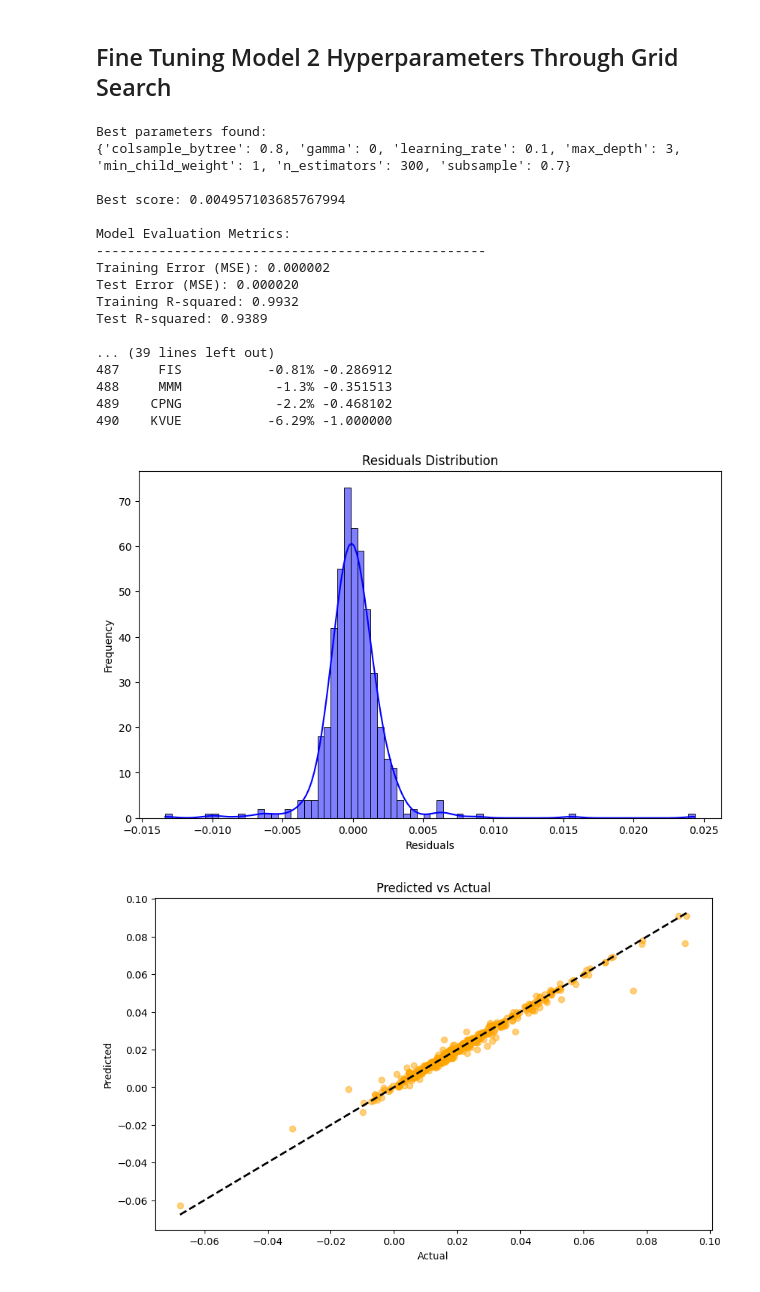
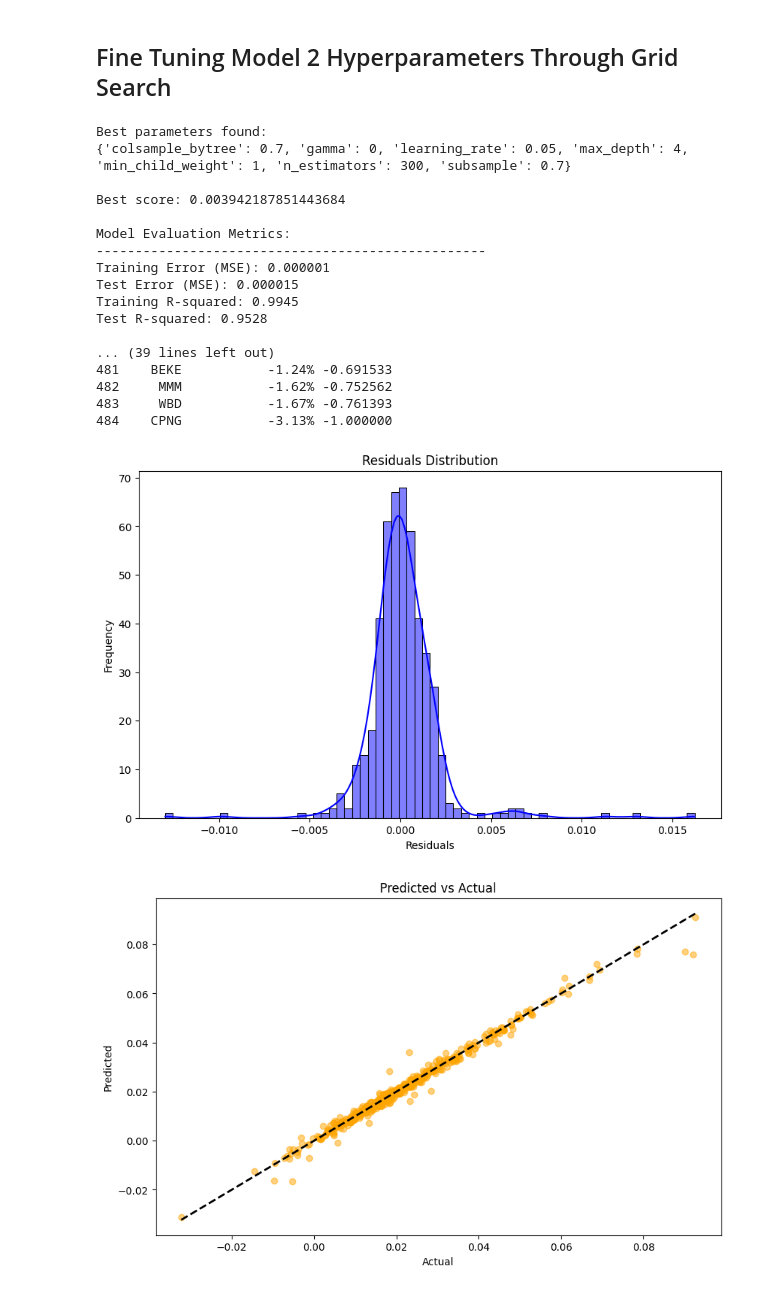
Before and after one commit to cs-151a/cs-151a, a Jupyter notebook: stocks.ipynb, the cells around one changed output. Saved outputs shown, nothing was run; the diff lists cells and outputs as text; code cells hidden in the pictures.

Commit message:
removed most recent stocks from model 2

```diff
--- a/stocks.ipynb
+++ b/stocks.ipynb
@@ -916,6 +916,26 @@ class XGBoostStockModel:
 
 # Usage
 df = pd.read_csv('stock_details_5_years.csv')
+
+# Remove most recent stocks
+# Create a dictionary storing a list of the years the stocks were open
+companyYears = defaultdict(list)
+for _, data in df.iterrows():
+    companyYears[data["Company"]].append(pd.to_datetime(data['Date'], utc = True).year)
+
+# Check to see if the stock has been open for three consecutive years
+validCompanies = []
+for company in companyYears:
+    years = companyYears[company]
+    if any(all(year + offset in years for offset in range(3)) for year in range(2018, 2024)):
+        validCompanies.append(company)
+
+# Only keep companies that have at least three years of observations
+df = df[df['Company'].isin(validCompanies)]
+
+# Reset indices
+df.reset_index(inplace=True)
+
 model = XGBoostStockModel(df)
 
 # Train and evaluate
@@ -1191,7 +1211,7 @@ class TunedXGBoostModel:
 
 
 # Usage
-df = pd.read_csv('stock_details_5_years.csv')
+# df = pd.read_csv('stock_details_5_years.csv')
 model = TunedXGBoostModel(df)
 
 # Train model and get metrics
@@ -1229,15 +1249,6 @@ print("\nTop 10 Predicted Stocks:")
 print(results.head(10))
 print("\nBottom 10 Predicted Stocks:")
 print(results.tail(10))
-
-# # Get stock scores
-# scores = model.predict_scores()
-
-# print("\nTop 10 Stocks:")
-# print(scores.head(10))
-# print("\nBottom 10 Stocks:")
-# print(scores.tail(10))
-
 
 # Plot residuals
 residuals = y - predictions
@@ -1264,43 +1275,43 @@ Evaluate classification metrics like correct predictions, FP, and FN.
 # If threshold is None, use the median of the predictions
 threshold = np.median(predictions)
 
 # Convert to binary predictions
 y_pred_binary = (predictions > threshold).astype(int)
 y_test_binary = (y > threshold).astype(int)
 
 # Calculate confusion matrix
 tn, fp, fn, tp = confusion_matrix(y_test_binary, y_pred_binary).ravel()
 
 correct = tp + tn
 
 print("\nClassification Metrics:")
 print(f"Threshold: {threshold:.4f}")
 print(f"Correct Predictions: {correct}")
 print(f"False Positives (FP): {fp}")
 print(f"False Negatives (FN): {fn}")
 print(f"True Positives (TP): {tp}")
 print(f"True Negatives (TN): {tn}")
 
 # Save results
 # results.to_csv('xgboost_predictions.csv', index=False)
 # %% [output]
 Best parameters found:
-{'colsample_bytree': 0.8, 'gamma': 0, 'learning_rate': 0.1, 'max_depth': 3, 'min_child_weight': 1, 'n_estimators': 300, 'subsample': 0.7}
+{'colsample_bytree': 0.7, 'gamma': 0, 'learning_rate': 0.05, 'max_depth': 4, 'min_child_weight': 1, 'n_estimators': 300, 'subsample': 0.7}
 
-Best score: 0.004957103685767994
+Best score: 0.003942187851443684
 
 Model Evaluation Metrics:
 --------------------------------------------------
-Training Error (MSE): 0.000002
-Test Error (MSE): 0.000020
-Training R-squared: 0.9932
-Test R-squared: 0.9389
+Training Error (MSE): 0.000001
+Test Error (MSE): 0.000015
+Training R-squared: 0.9945
+Test R-squared: 0.9528
 
 ... (39 lines left out)
-487     FIS           -0.81% -0.286912
-488     MMM            -1.3% -0.351513
-489    CPNG            -2.2% -0.468102
-490    KVUE           -6.29% -1.000000
+481    BEKE           -1.24% -0.691533
+482     MMM           -1.62% -0.752562
+483     WBD           -1.67% -0.761393
+484    CPNG           -3.13% -1.000000
-[figure, old version]
+[figure, new version]
-[figure, old version]
+[figure, new version]
 Classification Metrics:
```
Also changed, not shown: parts of 2 cells of this notebook, 1 other file.
